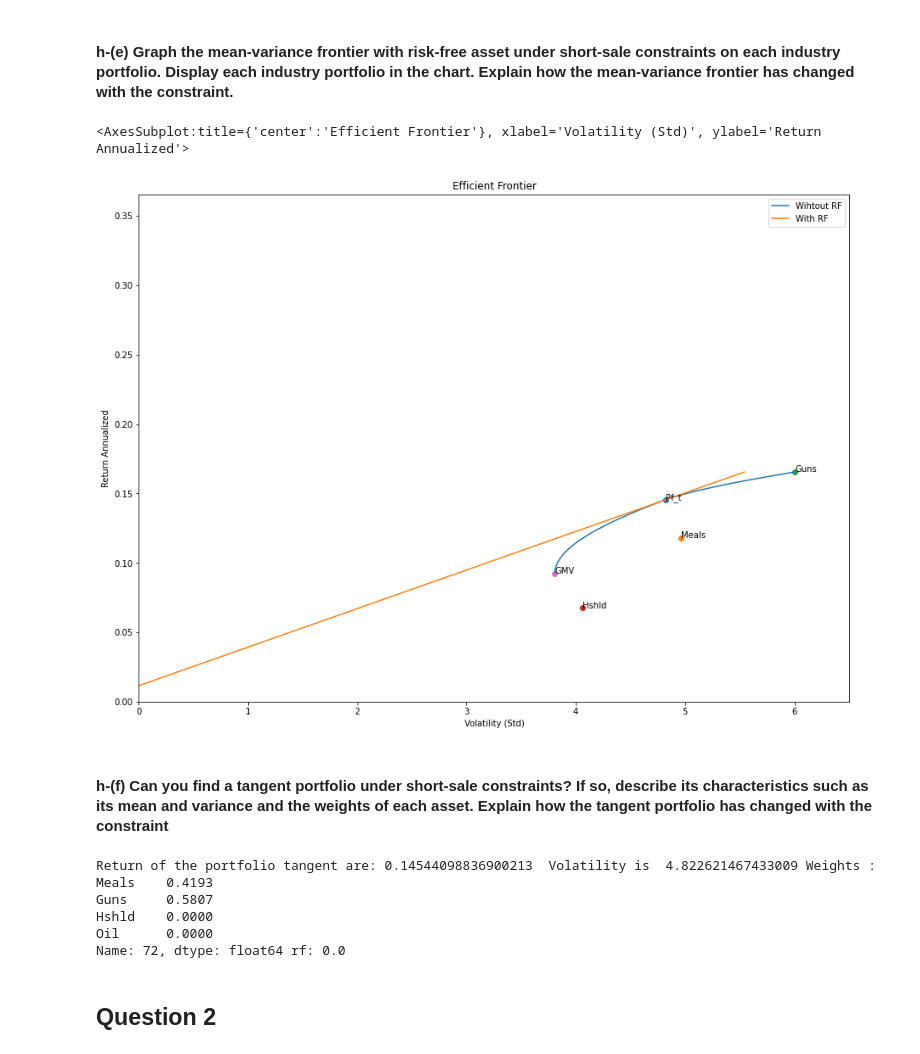
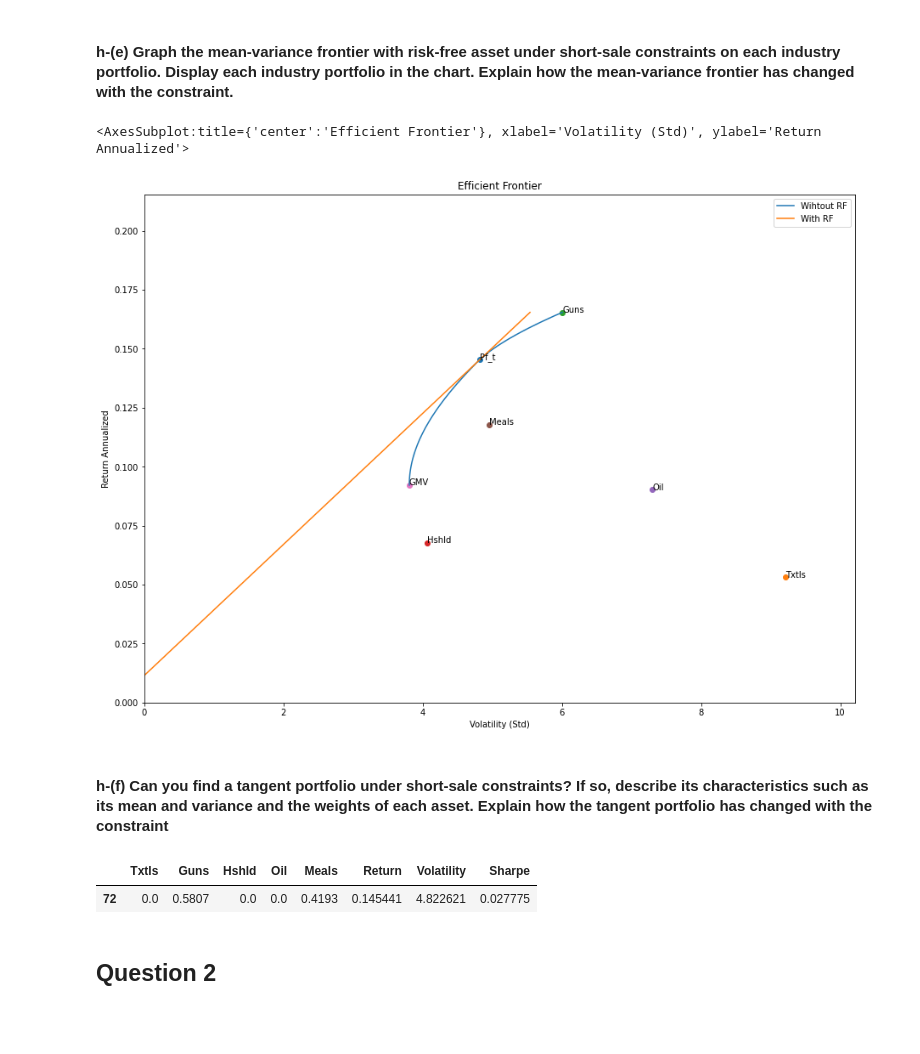
Before and after one commit to Damnsky100/Portfolio, a Jupyter notebook: Assignment_TP1.ipynb, the cells around one changed output. Drawn from its saved outputs; the diff is of its cells as text; code cells hidden in the pictures; blank space fills up the shorter version.

```diff
--- a/Assignment_TP1.ipynb
+++ b/Assignment_TP1.ipynb
@@ -241,9 +169,10 @@ array([4.24080911e-01, 5.75919089e-01, 0.00000000e+00, 0.00000000e+00,
 #On peut prendre les 3 maximum weight in abs(value)
 Data_select = Data[['Txtls','Guns','Hshld','Oil','Meals']]
 
-E_return = f.annualize_rets(Data_select/100, 12)  #On a besoin des rendement annualisées comme le risk free rate est annualisé
+E_return = g.annualize_rets(Data_select/100, 12)  #On a besoin des rendement annualisées comme le risk free rate est annualisé
 E_cov = Data_select.cov() # Just for test
 Nbr_PTF = 100
+K=3
 # %% [markdown]
 #### h-(a) Graph the mean-variance frontier without risk-free asset of the selected 3 industry portfolios. vs 5
 # %%
@@ -292,34 +206,19 @@ g.plot_ef_Gurobi(E_return, E_cov, Expected_Risk_free, 3, 100, bounds = (0,1), sh
 # %% [markdown]
 #### h-(e) Graph the mean-variance frontier with risk-free asset under short-sale constraints on each industry portfolio. Display each industry portfolio in the chart. Explain how the mean-variance frontier has changed with the constraint.
 # %%
-g.plot_ef_Gurobi(E_return, E_cov, Expected_Risk_free, 3, 100, bounds = (0,1), show_cml=True, show_gmv=True)
+g.plot_ef_Gurobi(E_return, E_cov, Expected_Risk_free, K, Nbr_PTF, bounds = (0,1), show_cml=True, show_gmv=True)
 # %% [output]
 <AxesSubplot:title={'center':'Efficient Frontier'}, xlabel='Volatility (Std)', ylabel='Return Annualized'>
-[figure, old version]
+[figure, new version]
 # %% [markdown]
 #### h-(f) Can you find a tangent portfolio under short-sale constraints? If so, describe its characteristics such as its mean and variance and the weights of each asset. Explain how the tangent portfolio has changed with the constraint
-# %%
-#Trouver portefeuille maximum sharp ratio
-res = g.tangent_Gurobi(E_return, E_cov, Expected_Risk_free, K = 3, Nbr_PTF = 100, bounds= (0,1))
-
-
-#Tangent Portfolio --> maximiser le sharpe ratio
-w = res.iloc[0][0:4]
-ret = res.iloc[0][5]
-vol = res.iloc[0][6]
-rf = np.round(1 - np.sum(w), 4)
-#Print the caracteristics
-
-print("Return of the portfolio tangent are:", ret,
-      " Volatility is ", vol,
-      "Weights :", np.round(w, 4),
-      "rf:", rf)
-# %% [output]
-Return of the portfolio tangent are: 0.14544098836900213  Volatility is  4.822621467433009 Weights : Meals    0.4193
-Guns     0.5807
-Hshld    0.0000
-Oil      0.0000
-Name: 72, dtype: float64 rf: 0.0
+# %%
+#Trouver portefeuille maximum sharp ratio
+result = g.tangent_Gurobi(E_return, E_cov, Expected_Risk_free, K = 3, Nbr_PTF = 100, bounds= (0,1))
+result
+# %% [output]
+|  | Txtls | Guns | Hshld | Oil | Meals | Return | Volatility | Sharpe |
+| 72 | 0.0 | 0.5807 | 0.0 | 0.0 | 0.4193 | 0.145441 | 4.822621 | 0.027775 |
 # %% [markdown]
 ## Question 2
 # %% [markdown]
```
Also changed, not shown: parts of 30 cells of this notebook, 2 other files.
